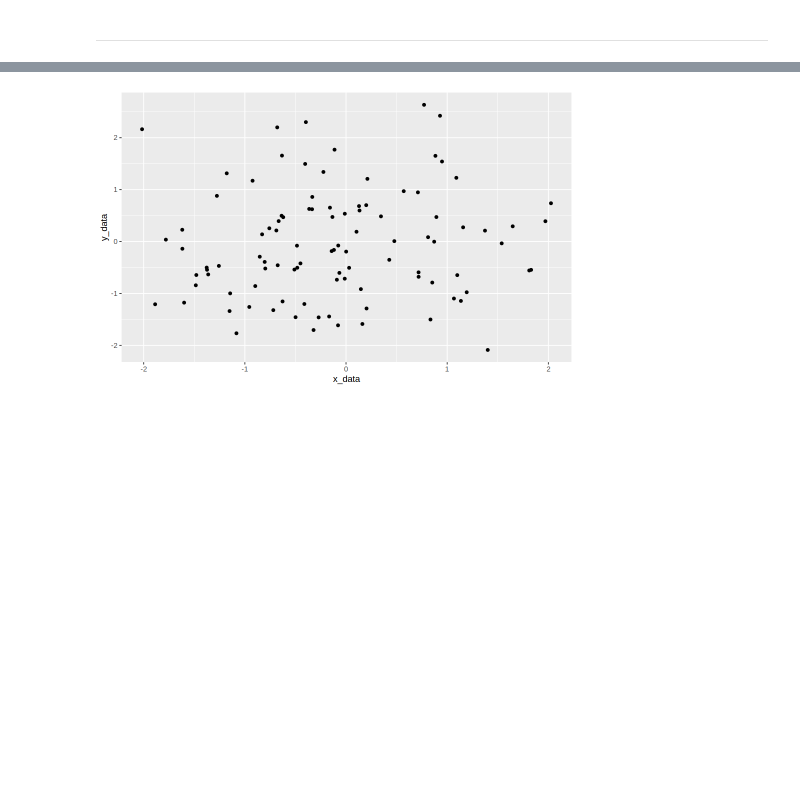
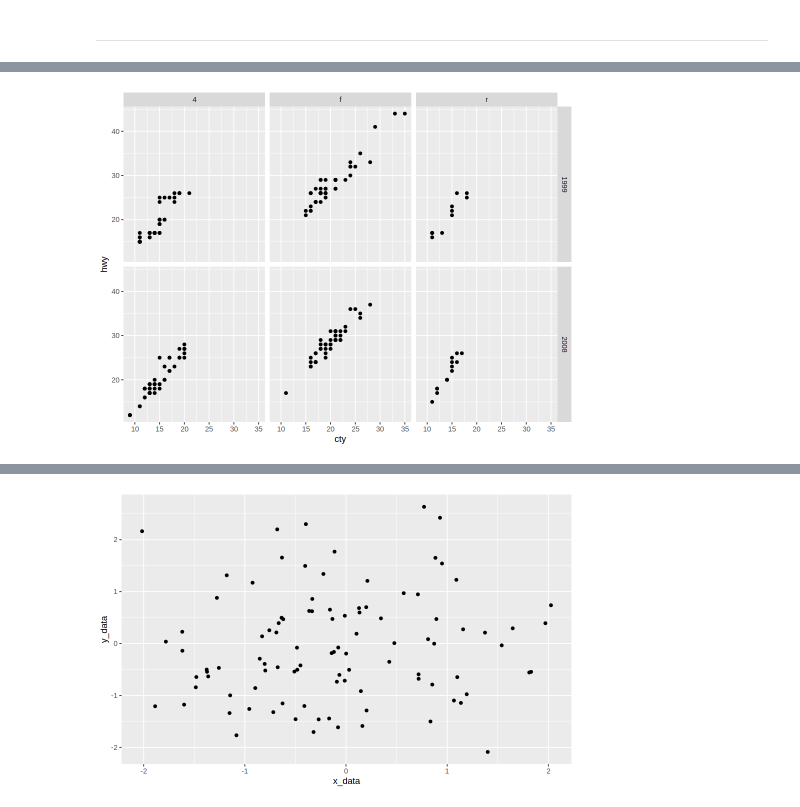
Before and after one commit to seccobenedetto/coding_tutorials, a Jupyter notebook: R.ipynb, the cells around one changed output, grey strips where cells are left out. Saved outputs shown, nothing was run; the diff lists cells and outputs as text; code cells hidden in the pictures; blank space fills up the shorter version.

```diff
--- a/R.ipynb
+++ b/R.ipynb
@@ -1367,2 +1431,6 @@ To see more: P. Murrell, Introduction to R graphics: [here](https://www.stat.auc
 # %%
-library(ggplot2)
+ggplot(mpg, aes(cty, hwy)) +
+  geom_point() +
+  facet_grid(year ~ drv)
+# %% [output]
+[figure, added]
```
Also changed, not shown: parts of 15 cells of this notebook.
